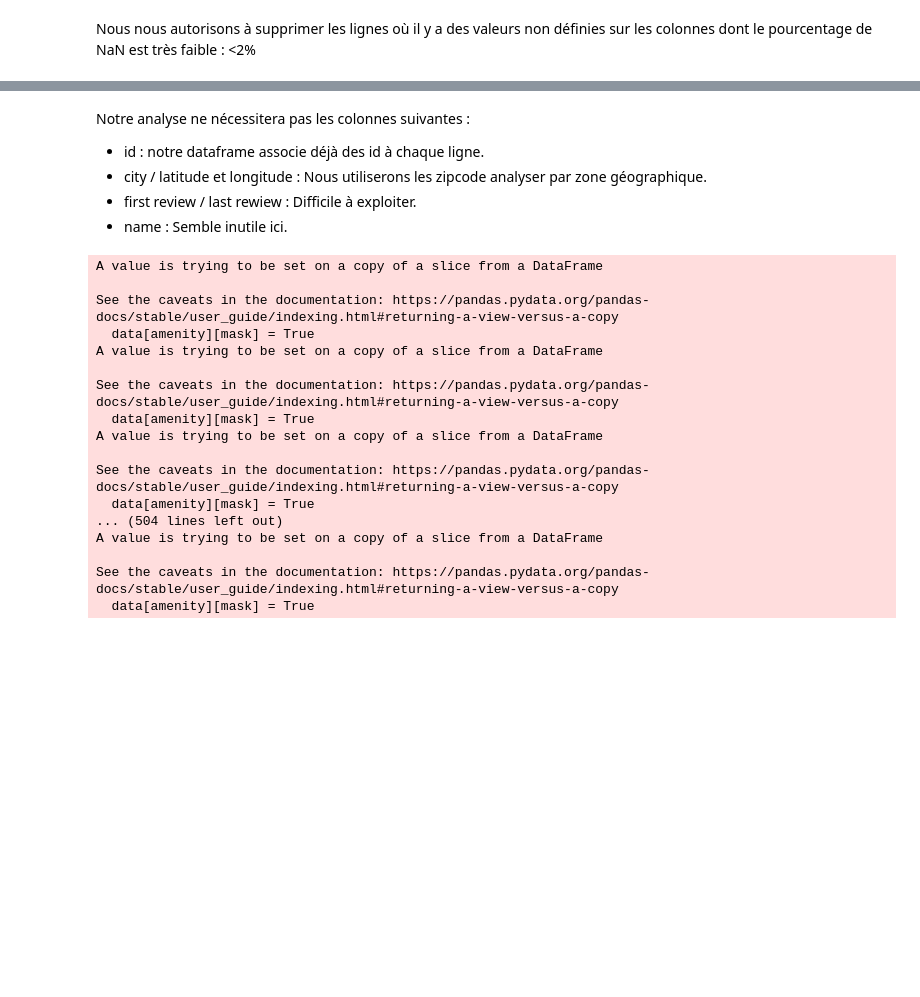
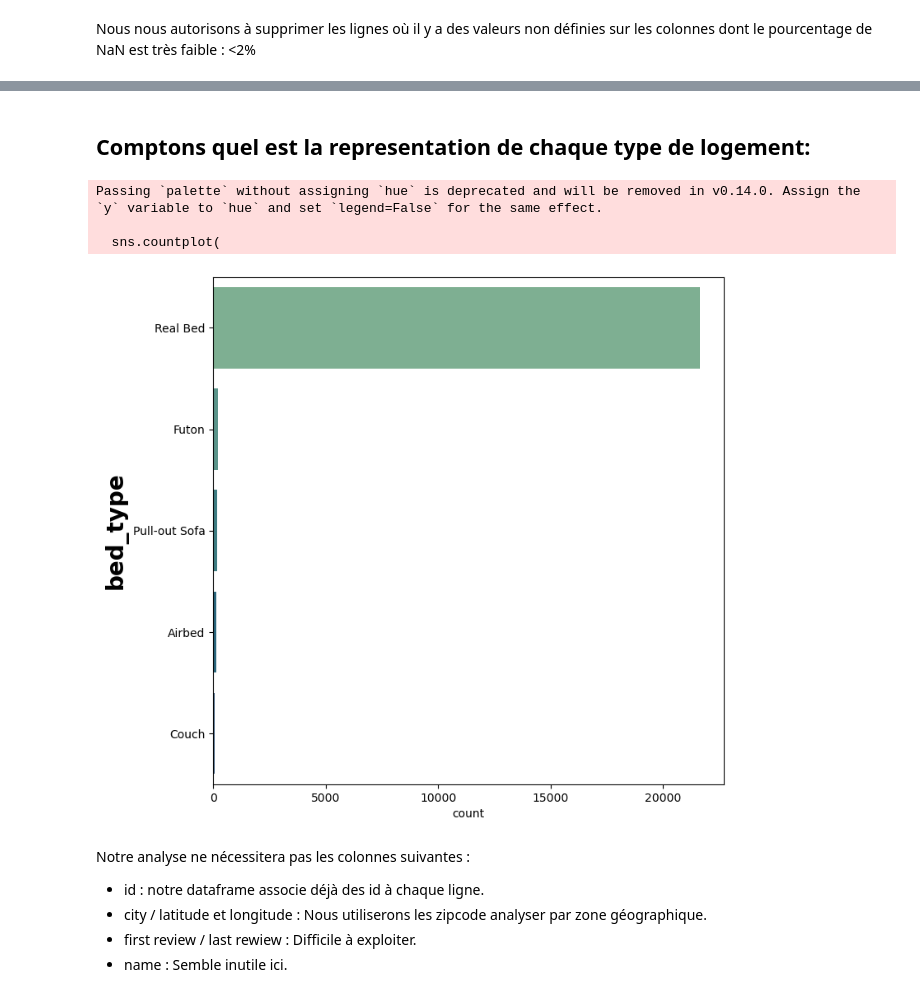
Before and after one commit to patch-me/airbnb-predict, a Jupyter notebook: myProject.ipynb, the cells around one changed output, grey strips where cells are left out. Saved outputs shown, nothing was run; the diff lists cells and outputs as text; code cells hidden in the pictures; blank space fills up the shorter version.

```diff
--- a/myProject.ipynb
+++ b/myProject.ipynb
@@ -179,23 +169,3 @@ beds                       0.157417
 dtype: float64
 # %% [markdown]
 Nous nous autorisons à supprimer les lignes où il y a des valeurs non définies sur les colonnes dont le pourcentage de NaN est très faible : <2%
-# %%
-# Suppression des lignes avec des valeurs manquantes (<2%)
-data = data.dropna(
-    subset=[
-        "id",
-        "beds",
-        "bedrooms",
-        "bathrooms",
-        "host_since",
-        "host_identity_verified",
-        "host_has_profile_pic",
-        "zipcode",
-    ]
-)
-
-# changements des valeurs manquantes dans la colonne review_scores_rating par le dernier quartile
-data["review_scores_rating"] = data["review_scores_rating"].fillna(
-    data["review_scores_rating"].quantile(0.75)
-)
-data
@@ -216,3 +280,38 @@ data
+# %% [markdown]
+## Comptons quel est la representation de chaque type de logement:
+# %%
+# data["property_type"].value_counts()
+
+# plt.figure(figsize=(8, 8))
+# sns.countplot(
+#     y="property_type",
+#     data=data,
+#     order=data["property_type"].value_counts().index,
+#     palette="crest",
+# )
+# plt.ylabel("Property type", fontsize=20, weight="bold", color="black")
+# # plt.axes().set(facecolor = "White")
+# plt.show()
+
+
+def plot_data_column(data, column):
+    plt.figure(figsize=(8, 8))
+    sns.countplot(
+        y=column,
+        data=data,
+        order=data[column].value_counts().index,
+        palette="crest",
+    )
+    plt.ylabel(column, fontsize=20, weight="bold", color="black")
+    plt.show()
+
+
+plot_data_column(data, "bed_type")
+# %% [output]
+Passing `palette` without assigning `hue` is deprecated and will be removed in v0.14.0. Assign the `y` variable to `hue` and set `legend=False` for the same effect.
+
+  sns.countplot(
+[figure, added]
 # %% [markdown]
 Notre analyse ne nécessitera pas les colonnes suivantes :
 
@@ -245,23 +342 @@ def extract_amenities(amenities_str):
-# %%
-# Chargement des données dans un DataFrame
-data = pd.read_csv("./csv/airbnb_test.csv")
-data
-# %% [output]
-A value is trying to be set on a copy of a slice from a DataFrame
-
-See the caveats in the documentation: https://pandas.pydata.org/pandas-docs/stable/user_guide/indexing.html#returning-a-view-versus-a-copy
-  data[amenity][mask] = True
-A value is trying to be set on a copy of a slice from a DataFrame
-
-See the caveats in the documentation: https://pandas.pydata.org/pandas-docs/stable/user_guide/indexing.html#returning-a-view-versus-a-copy
-  data[amenity][mask] = True
-A value is trying to be set on a copy of a slice from a DataFrame
-
-See the caveats in the documentation: https://pandas.pydata.org/pandas-docs/stable/user_guide/indexing.html#returning-a-view-versus-a-copy
-  data[amenity][mask] = True
-... (504 lines left out)
-A value is trying to be set on a copy of a slice from a DataFrame
-
-See the caveats in the documentation: https://pandas.pydata.org/pandas-docs/stable/user_guide/indexing.html#returning-a-view-versus-a-copy
-  data[amenity][mask] = True
 # %%
```
Also changed, not shown: parts of 19 cells of this notebook.
